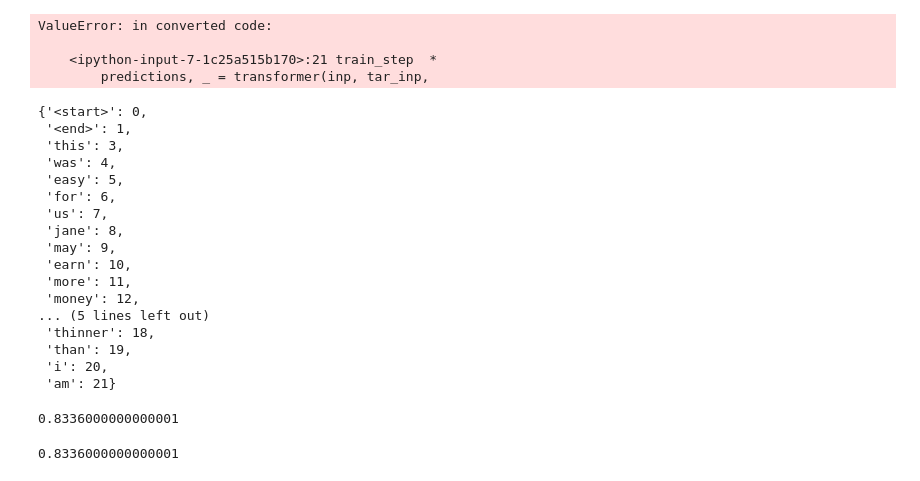
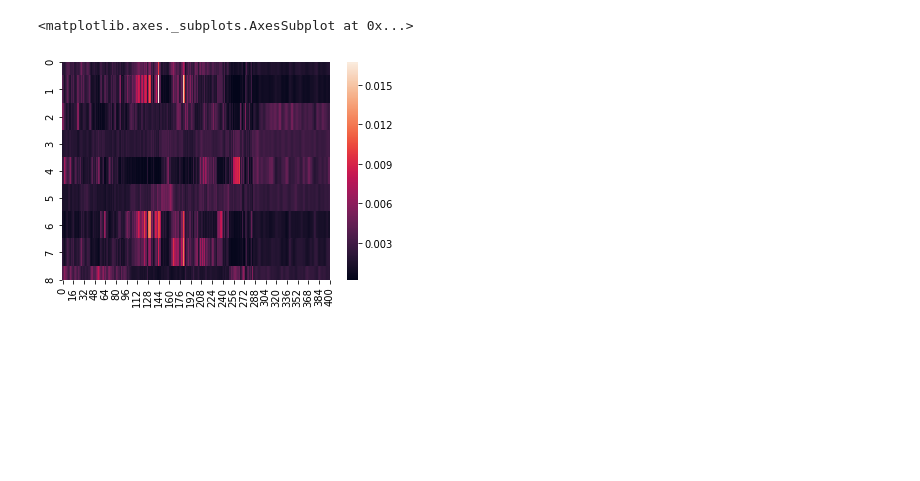
Before and after one commit to cotran2/Brainology, a Jupyter notebook: transformer/codes/transformer/testing.ipynb, the cells around one changed output. Cells and saved outputs as stored; diff of their text form; code cells hidden in the pictures; blank space fills up the shorter version.

Commit message:
add attentionplot

```diff
--- a/transformer/codes/transformer/testing.ipynb
+++ b/transformer/codes/transformer/testing.ipynb
@@ -271,30 +165,0 @@ def train_step(inp, tar):
-# %%
-for epoch in range(EPOCHS):
-    start = time.time()
-
-    train_loss.reset_states()
-    train_accuracy.reset_states()
-
-  # inp -> portuguese, tar -> english
-    for (batch, (inp, tar)) in enumerate(full_dataset):
-        train_step(inp, tar)
-
-    if batch % 50 == 0:
-        print ('Epoch {} Batch {} Loss {:.4f} Accuracy {:.4f}'.format(
-          epoch + 1, batch, train_loss.result(), train_accuracy.result()))
-
-    if (epoch + 1) % 5 == 0:
-        ckpt_save_path = ckpt_manager.save()
-        print ('Saving checkpoint for epoch {} at {}'.format(epoch+1,
-                                                         ckpt_save_path))
-
-    print ('Epoch {} Loss {:.4f} Accuracy {:.4f}'.format(epoch + 1,
-                                                train_loss.result(),
-                                                train_accuracy.result()))
-
-    print ('Time taken for 1 epoch: {} secs\n'.format(time.time() - start))
-# %% [output]
-ValueError: in converted code:
-
-    <ipython-input-7-1c25a515b170>:21 train_step  *
-        predictions, _ = transformer(inp, tar_inp,
@@ -307,20 +165,0 @@ enc_padding_mask, combined_mask, dec_padding_mask = create_masks(inp, tar_inp)
-# %%
-params.dictionary
-# %% [output]
-{'<start>': 0,
- '<end>': 1,
- 'this': 3,
- 'was': 4,
- 'easy': 5,
- 'for': 6,
- 'us': 7,
- 'jane': 8,
- 'may': 9,
- 'earn': 10,
- 'more': 11,
- 'money': 12,
-... (5 lines left out)
- 'thinner': 18,
- 'than': 19,
- 'i': 20,
- 'am': 21}
@@ -343,9 +165,0 @@ def prob(p,n):
-# %%
-prob(0.8,5)
-# %% [output]
-0.8336000000000001
-# %%
-p=0.8
-(p**4)+((1-p)**2)+(3*(p**2))*(1-p)
-# %% [output]
-0.8336000000000001
@@ -351,0 +168,5 @@ p=0.8
+# %%
+sns.heatmap(plt_attention[-1])
+# %% [output]
+<matplotlib.axes._subplots.AxesSubplot at 0x...>
+[figure, added]
```
Also changed, not shown: parts of 18 cells of this notebook, 2 other files.
